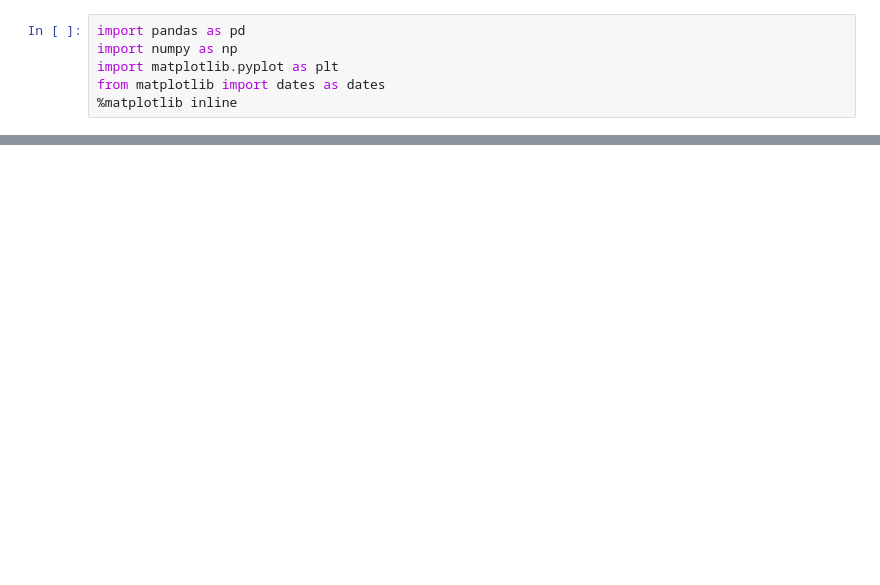
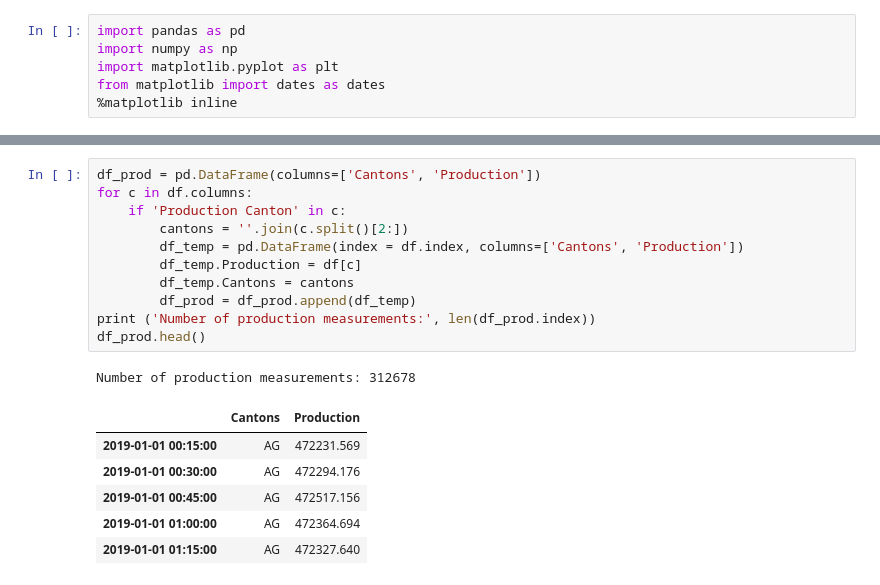
Before and after one commit to figela/marcomilanesio.github.io, a Jupyter notebook: material/9-TimeSeries/ts.ipynb, the cells around one changed output, grey strips where cells are left out. Drawn from its saved outputs; the diff is of its cells as text; blank space fills up the shorter version.

```diff
--- a/material/9-TimeSeries/ts.ipynb
+++ b/material/9-TimeSeries/ts.ipynb
@@ -25,0 +118,19 @@ from matplotlib import dates as dates
+# %%
+df_prod = pd.DataFrame(columns=['Cantons', 'Production'])
+for c in df.columns:
+    if 'Production Canton' in c:
+        cantons = ''.join(c.split()[2:])
+        df_temp = pd.DataFrame(index = df.index, columns=['Cantons', 'Production'])
+        df_temp.Production = df[c]
+        df_temp.Cantons = cantons
+        df_prod = df_prod.append(df_temp)
+print ('Number of production measurements:', len(df_prod.index))
+df_prod.head()
+# %% [output]
+Number of production measurements: 312678
+|  | Cantons | Production |
+| 2019-01-01 00:15:00 | AG | 472231.569 |
+| 2019-01-01 00:30:00 | AG | 472294.176 |
+| 2019-01-01 00:45:00 | AG | 472517.156 |
+| 2019-01-01 01:00:00 | AG | 472364.694 |
+| 2019-01-01 01:15:00 | AG | 472327.640 |
```
Also changed, not shown: parts of 44 cells of this notebook, 1 other file.
